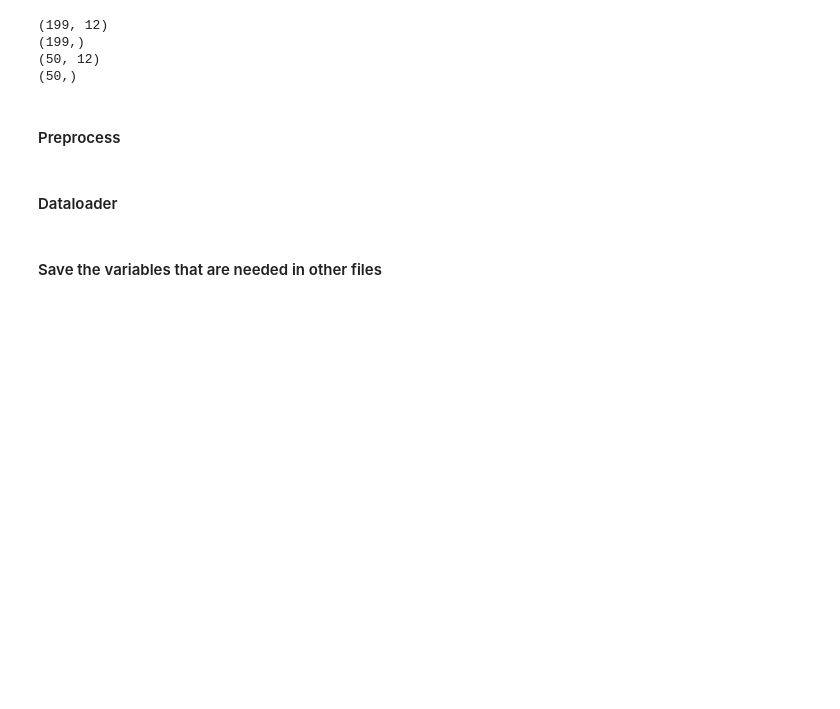
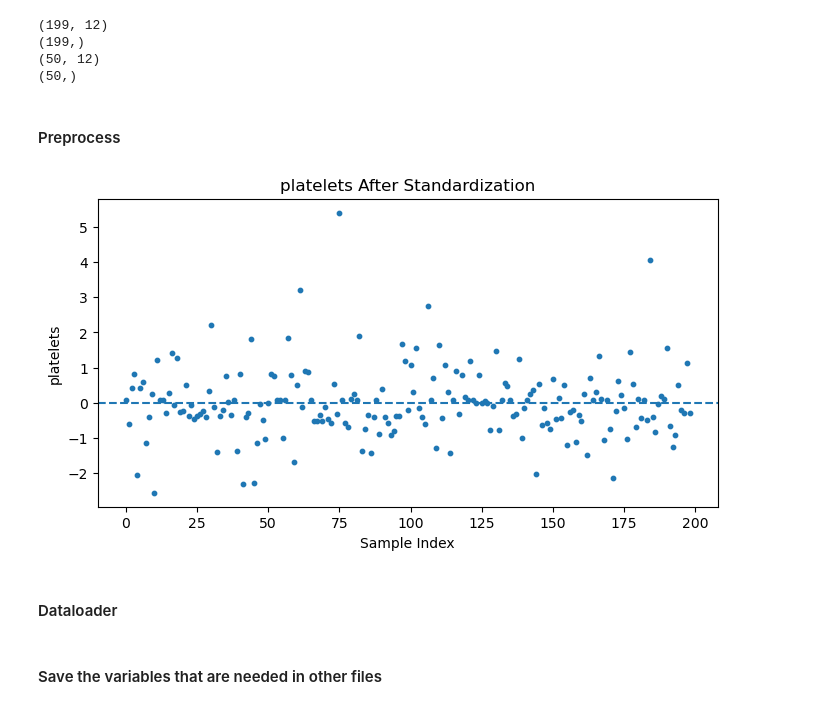
Before and after one commit to Daniyaliranmehr/Heart-Failure-Risk-Prediction, a Jupyter notebook: train.ipynb, the cells around one changed output. Cells and saved outputs as stored; diff of their text form; code cells hidden in the pictures; blank space fills up the shorter version.

```diff
--- a/train.ipynb
+++ b/train.ipynb
@@ -103,6 +121,36 @@ std = torch.std(x_train, dim=0)
 
 x_train = (x_train - mu) / std
 x_valid = (x_valid - mu) / std
+# %%
+standardized_df = pd.DataFrame(
+    x_train.numpy(),
+    columns=df.columns[:-1]
+)
+
+feature = 'platelets'
+
+plt.figure(figsize=(8,4))
+
+plt.scatter(
+    range(len(standardized_df[feature])),
+    standardized_df[feature],
+    s=10
+)
+
+plt.axhline(
+    standardized_df[feature].mean(),
+    linestyle='--'
+)
+
+plt.title(f"{feature} After Standardization")
+plt.xlabel("Sample Index")
+plt.ylabel(feature)
+
+plt.savefig("images/platelets_after.png", bbox_inches='tight')
+
+plt.show()
+# %% [output]
+[figure, added]
 # %% [markdown]
 #### Dataloader
 # %%
```
Also changed, not shown: parts of 1 cell of this notebook, 2 other files.
